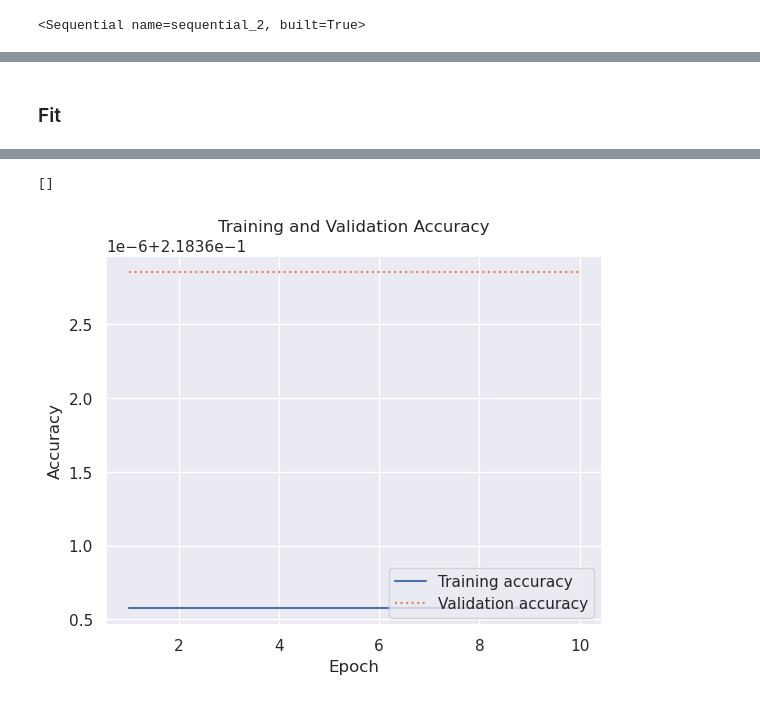
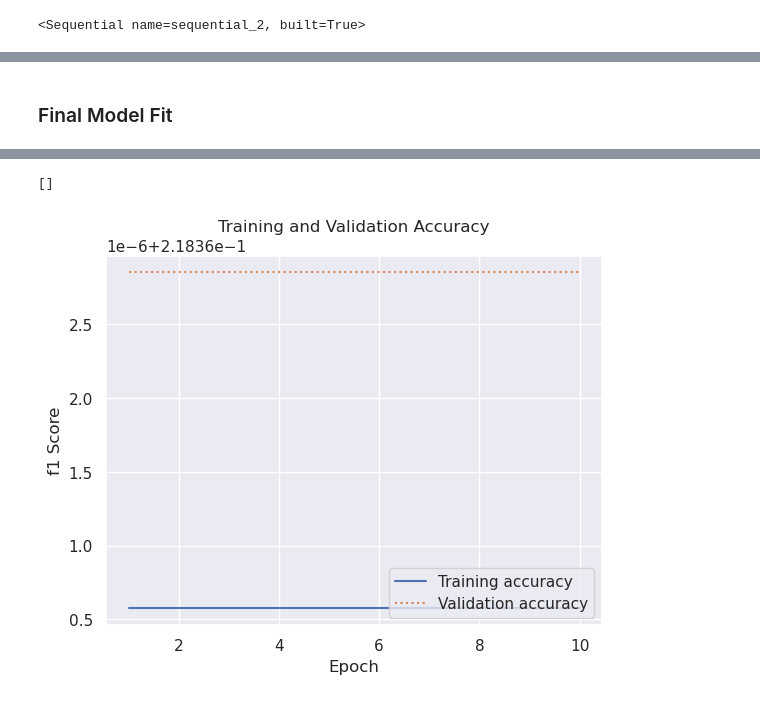
Before and after one commit to JulesBrable/ai_insurance, a Jupyter notebook: Neural_Network.ipynb, the cells around one changed output, grey strips where cells are left out. Saved outputs shown, nothing was run; the diff lists cells and outputs as text; code cells hidden in the pictures.

```diff
--- a/Neural_Network.ipynb
+++ b/Neural_Network.ipynb
@@ -79,18 +99,19 @@ x_test=scaler.fit_transform(x_test)
 # %%
-method = "WEIGHTS"
+method = "None"
+#Re-sampling
 if method == "SMOTE":
     print("SMOTE")
     print("--------")
     cat_features = ['Gender', 'Driving_License', 'Region_Code', 'Previously_Insured', 'Vehicle_Damage', 'Policy_Sales_Channel', 'Vehicle_Age']
     smote = SMOTENC(random_state=seed, k_neighbors=15, categorical_features=cat_features)
     x_train, y_train = smote.fit_resample(x_train, y_train)
-
+#Re-sampling
 elif method == "OVER":
     print("RandomOverSampler")
     print("--------")
     rs = RandomOverSampler(random_state=seed)
     x_train, y_train = rs.fit_resample(x_train, y_train)
-
+#Weight classes
 elif method == "WEIGHTS" :
     print("CLASSWEIGHTS")
     print("--------")
@@ -210,7 +242,8 @@ build_model_2(keras_tuner.HyperParameters())
 # %% [output]
 <Sequential name=sequential_2, built=True>
 # %%
-tuner = keras_tuner.RandomSearch(
+#Search for best hyperparameter values
+tuner_2 = keras_tuner.RandomSearch(
     hypermodel=build_model_2,
     objective="f1_score",
     max_trials=10,
@@ -220,12 +253,7 @@ tuner = keras_tuner.RandomSearch(
     project_name="helloworld_2",
 )
 
-tuner.search_space_summary()
+tuner_2.search_space_summary()
 
-tuner.search(x_val_train, y_val_train, epochs=epochs, batch_size = 100, validation_data=(x_val_test, y_val_test))
-
-tuner.results_summary()
-
-best_hps = tuner.get_best_hyperparameters(5)
-model_2 = build_model_2(best_hps[0])
+tuner_2.search(x_val_train, y_val_train, epochs=epochs, batch_size = batch_size, validation_data=(x_val_test, y_val_test))
 # %% [output]
@@ -248,0 +265,5 @@ Score: 0.21837104856967926
+# %%
+tuner_2.results_summary()
+
+best_hps = tuner_2.get_best_hyperparameters(5)
+model_2 = build_model_2(best_hps[0])
@@ -251,23 +290,26 @@ Score: 0.21837104856967926
 # %%
 #x_train = x_train.to_numpy()
-#y_train = y_train.to_numpy()
+y_train = y_train.to_numpy()
 
+#Model 1 or Model 2
 model = model_2
 
+#Number of folds
 kfold = KFold(n_splits = 4, shuffle=True, random_state=seed)
 
-# Initialize a list to store the scores
+#List to store the scores
 scores = []
 
 model.summary()
 
+#For each fold
 for train_index, test_index in kfold.split(x_train,y_train):
     # Split the data into train and test sets
     Y_train, Y_test = y_train[train_index], y_train[test_index]
     X_train, X_test = x_train[train_index], x_train[test_index]
 
     # Fit the model on the training data
-    history = model.fit(X_train, Y_train, epochs=epochs, batch_size=100, class_weight = class_weights)
+    history = model.fit(X_train, Y_train, epochs=epochs, batch_size=batch_size, class_weight = class_weights)
 
     # Evaluate the model on the test data
     score = model.evaluate(X_test, Y_test)
@@ -276,7 +318,7 @@ for train_index, test_index in kfold.split(x_train,y_train):
     scores.append(score[1])
     plt.plot(history.history['f1_score'])
     plt.title('Model Training Accuracy')
-    plt.ylabel('f1_score')
+    plt.ylabel('f1 Score')
     plt.xlabel('Epoch')
     plt.legend(['Train'], loc='upper left')
     plt.show()
@@ -373,9 +415,10 @@ Epoch 10/10
 [figure]
 Mean f1_score: 0.218 +/- 0.001
 # %% [markdown]
-### Fit
+### Final Model Fit
 # %%
-hist = model.fit(x_train, y_train, validation_data=(x_test, y_test), epochs=epochs, batch_size=100, class_weight = class_weights)
+#Final fit
+hist = model.fit(x_train, y_train, validation_data=(x_test, y_test), epochs=epochs, batch_size=batch_size, class_weight = class_weights)
 
 #F1 Score
 sns.set()
@@ -387,7 +430,7 @@ plt.plot(epochs, acc, '-', label='Training accuracy')
 plt.plot(epochs, val, ':', label='Validation accuracy')
 plt.title('Training and Validation Accuracy')
 plt.xlabel('Epoch')
-plt.ylabel('Accuracy')
+plt.ylabel('f1 Score')
 plt.legend(loc='lower right')
 plt.plot()
 # %% [output]
@@ -414,5 +457,5 @@ Epoch 10/10
 []
-[figure, old version]
+[figure, new version]
 # %%
 #Confusion Matrix
 y_predicted = model.predict(x_test) > 0.5
```
Also changed, not shown: parts of 25 cells of this notebook.
